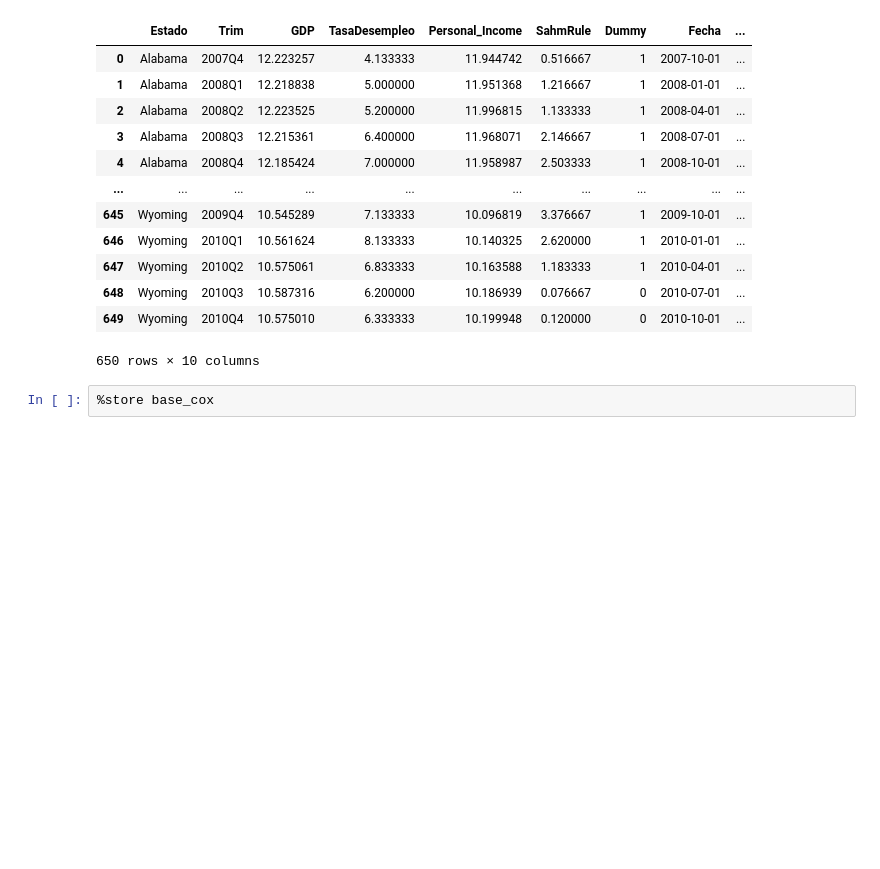
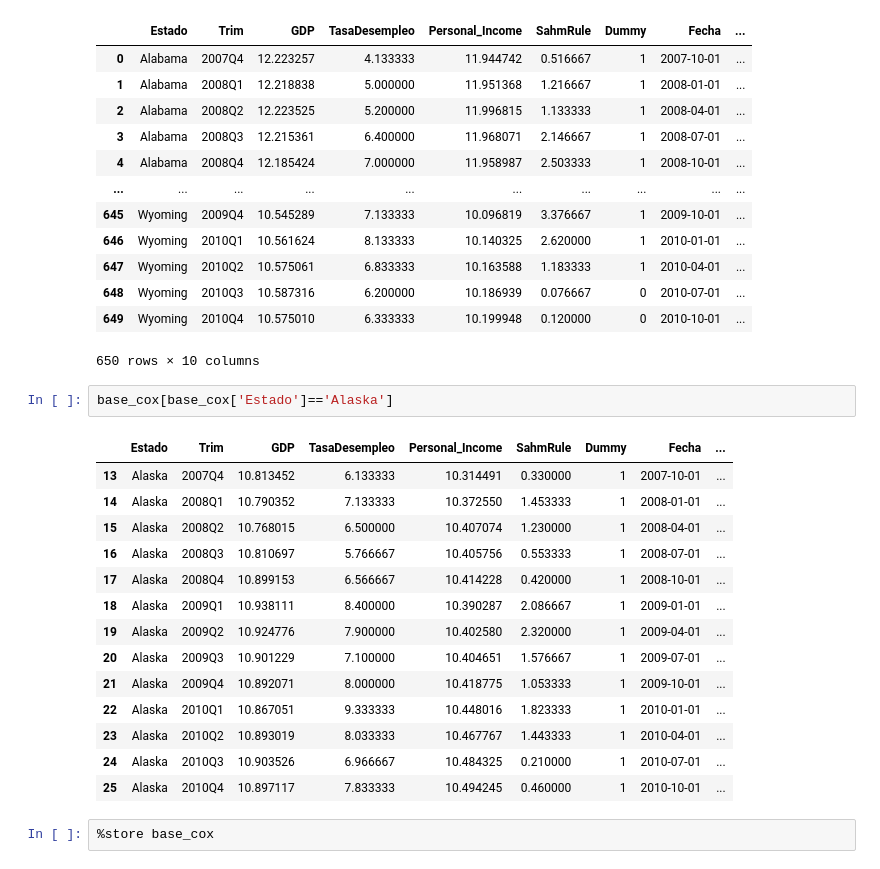
Before and after one commit to Jota-leals/Modelos, a Jupyter notebook: datos_cox.ipynb, the cells around one changed output. Drawn from its saved outputs; the diff is of its cells as text; blank space fills up the shorter version.

```diff
--- a/datos_cox.ipynb
+++ b/datos_cox.ipynb
@@ -507,6 +527,23 @@ base_cox
 | 648 | Wyoming | 2010Q3 | 10.587316 | 6.200000 | 10.186939 | 0.076667 | 0 | 2010-07-01 | ... |
 | 649 | Wyoming | 2010Q4 | 10.575010 | 6.333333 | 10.199948 | 0.120000 | 0 | 2010-10-01 | ... |
 650 rows × 10 columns
+# %%
+base_cox[base_cox['Estado']=='Alaska']
+# %% [output]
+|  | Estado | Trim | GDP | TasaDesempleo | Personal_Income | SahmRule | Dummy | Fecha | ... |
+| 13 | Alaska | 2007Q4 | 10.813452 | 6.133333 | 10.314491 | 0.330000 | 1 | 2007-10-01 | ... |
+| 14 | Alaska | 2008Q1 | 10.790352 | 7.133333 | 10.372550 | 1.453333 | 1 | 2008-01-01 | ... |
+| 15 | Alaska | 2008Q2 | 10.768015 | 6.500000 | 10.407074 | 1.230000 | 1 | 2008-04-01 | ... |
+| 16 | Alaska | 2008Q3 | 10.810697 | 5.766667 | 10.405756 | 0.553333 | 1 | 2008-07-01 | ... |
+| 17 | Alaska | 2008Q4 | 10.899153 | 6.566667 | 10.414228 | 0.420000 | 1 | 2008-10-01 | ... |
+| 18 | Alaska | 2009Q1 | 10.938111 | 8.400000 | 10.390287 | 2.086667 | 1 | 2009-01-01 | ... |
+| 19 | Alaska | 2009Q2 | 10.924776 | 7.900000 | 10.402580 | 2.320000 | 1 | 2009-04-01 | ... |
+| 20 | Alaska | 2009Q3 | 10.901229 | 7.100000 | 10.404651 | 1.576667 | 1 | 2009-07-01 | ... |
+| 21 | Alaska | 2009Q4 | 10.892071 | 8.000000 | 10.418775 | 1.053333 | 1 | 2009-10-01 | ... |
+| 22 | Alaska | 2010Q1 | 10.867051 | 9.333333 | 10.448016 | 1.823333 | 1 | 2010-01-01 | ... |
+| 23 | Alaska | 2010Q2 | 10.893019 | 8.033333 | 10.467767 | 1.443333 | 1 | 2010-04-01 | ... |
+| 24 | Alaska | 2010Q3 | 10.903526 | 6.966667 | 10.484325 | 0.210000 | 1 | 2010-07-01 | ... |
+| 25 | Alaska | 2010Q4 | 10.897117 | 7.833333 | 10.494245 | 0.460000 | 1 | 2010-10-01 | ... |
 # %%
 %store base_cox
 # %% [output]
```
Also changed, not shown: parts of 15 cells of this notebook, 1 other file.
